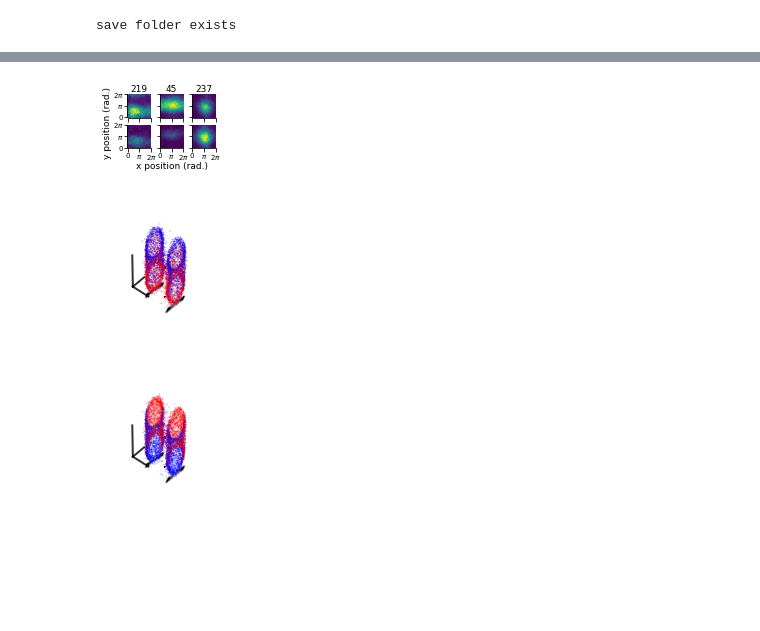
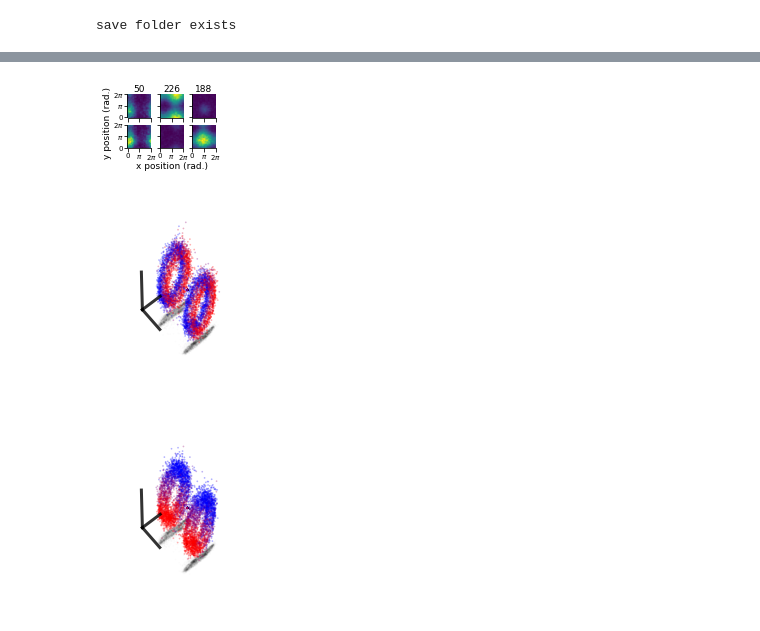
Before and after one commit to ahwillia/rnn_remapping_paper, a Jupyter notebook: fig3_2d2map/make_fig3.ipynb, the cells around one changed output, grey strips where cells are left out. Cells and saved outputs as stored; diff of their text form; code cells hidden in the pictures; blank space fills up the shorter version.

```diff
--- a/fig3_2d2map/make_fig3.ipynb
+++ b/fig3_2d2map/make_fig3.ipynb
@@ -41,7 +41,7 @@ save folder exists
 model_IDs = os.listdir(data_folder)
 
 # select example model
-ex_id = 0
+ex_id = 2
 model_ID = model_IDs[ex_id]
 # %%
 # get sample rnn data
@@ -80,23 +80,25 @@ f, axes = fig3_plots.plot_b(X, map_targ, pos_targ)
 plt.show()
 f.savefig(f'{save_folder}ex_tuning.png', dpi=600, bbox_inches='tight')
 # %% [output]
-[figure, old version]
+[figure, new version]
 # %%
 ''' Figure 3C: aligned toroidal manifolds'''
 f, ax = fig3_plots.plot_c(X, pos_targ, map_targ,
                             num_points=4000,
                             color_x=True)
+ax.view_init(azim=140, elev=40)
 plt.show()
 f.savefig(f'{save_folder}manifolds_xpos.png', dpi=600, bbox_inches='tight')
 
 f, ax = fig3_plots.plot_c(X, pos_targ, map_targ,
                             num_points=4000,
                             color_x=False)
+ax.view_init(azim=140, elev=40)
 plt.show()
 f.savefig(f'{save_folder}manifolds_ypos.png', dpi=600, bbox_inches='tight')
 # %% [output]
-[figure, old version]
+[figure, new version]
-[figure, old version]
+[figure, new version]
 # %%
 ''' Figure 3D: summary of dimensionality '''
 f, axes = fig3_plots.plot_d(data_folder, model_IDs,
```
Also changed, not shown: parts of 7 cells of this notebook, 31 other files.
